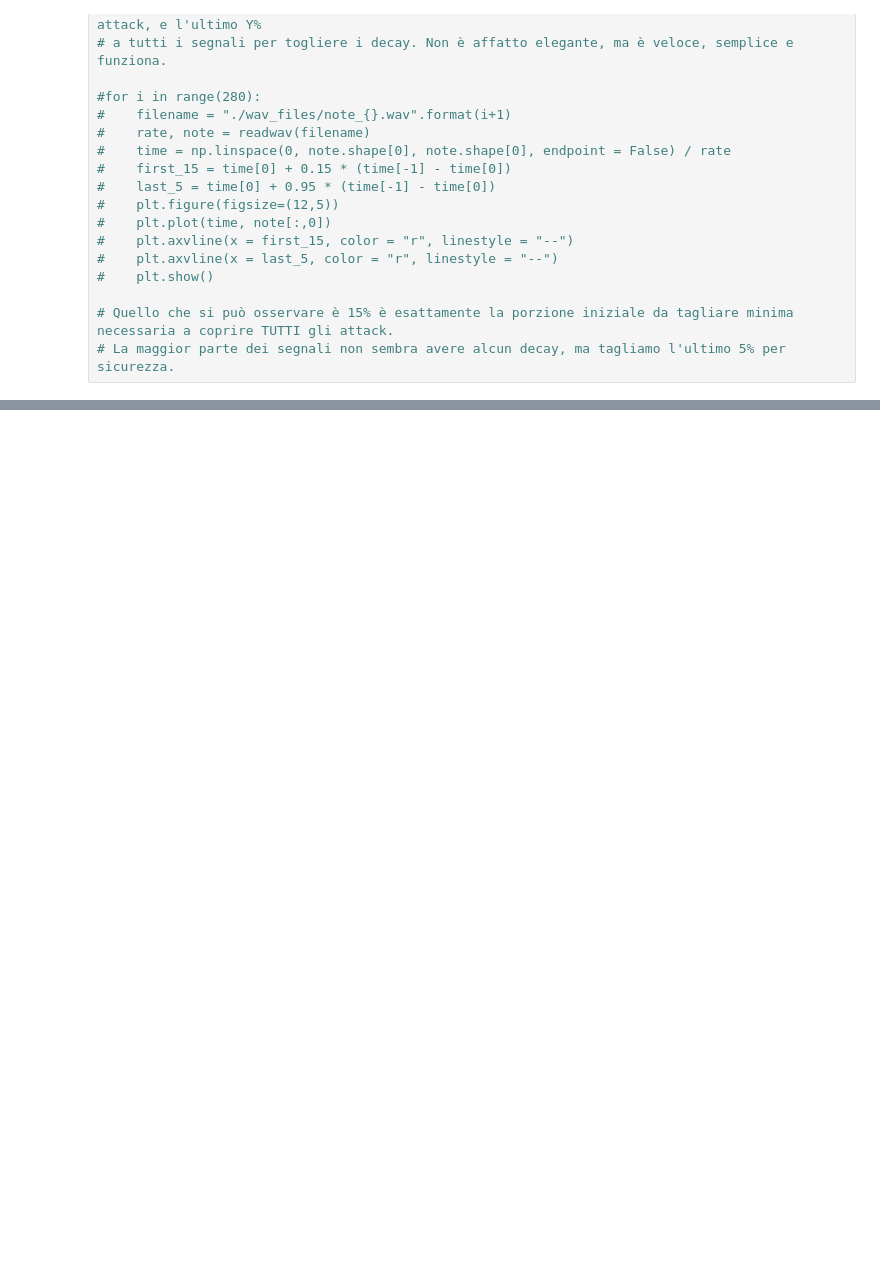
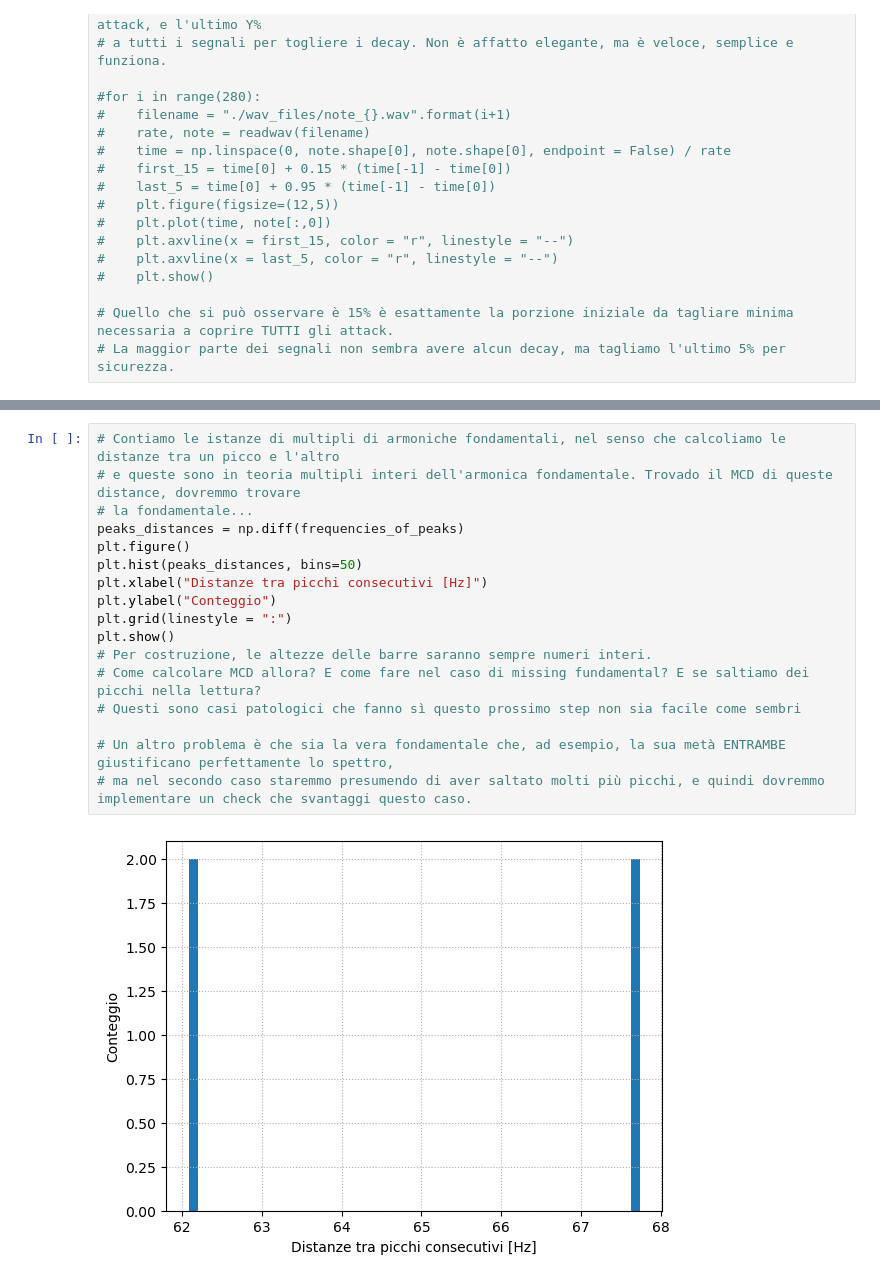
Before and after one commit to maddoc-g/3_organ_clustering, a Jupyter notebook: esperienza_3.ipynb, the cells around one changed output, grey strips where cells are left out. Drawn from its saved outputs; the diff is of its cells as text; blank space fills up the shorter version.

```diff
--- a/esperienza_3.ipynb
+++ b/esperienza_3.ipynb
@@ -248,0 +321,19 @@ plt.show()
+# %%
+# Contiamo le istanze di multipli di armoniche fondamentali, nel senso che calcoliamo le distanze tra un picco e l'altro
+# e queste sono in teoria multipli interi dell'armonica fondamentale. Trovado il MCD di queste distance, dovremmo trovare
+# la fondamentale...
+peaks_distances = np.diff(frequencies_of_peaks)
+plt.figure()
+plt.hist(peaks_distances, bins=50)
+plt.xlabel("Distanze tra picchi consecutivi [Hz]")
+plt.ylabel("Conteggio")
+plt.grid(linestyle = ":")
+plt.show()
+# Per costruzione, le altezze delle barre saranno sempre numeri interi.
+# Come calcolare MCD allora? E come fare nel caso di missing fundamental? E se saltiamo dei picchi nella lettura?
+# Questi sono casi patologici che fanno sì questo prossimo step non sia facile come sembri
+
+# Un altro problema è che sia la vera fondamentale che, ad esempio, la sua metà ENTRAMBE giustificano perfettamente lo spettro,
+# ma nel secondo caso staremmo presumendo di aver saltato molti più picchi, e quindi dovremmo implementare un check che svantaggi questo caso.
+# %% [output]
+[figure, added]
```
Also changed, not shown: parts of 16 cells of this notebook.
